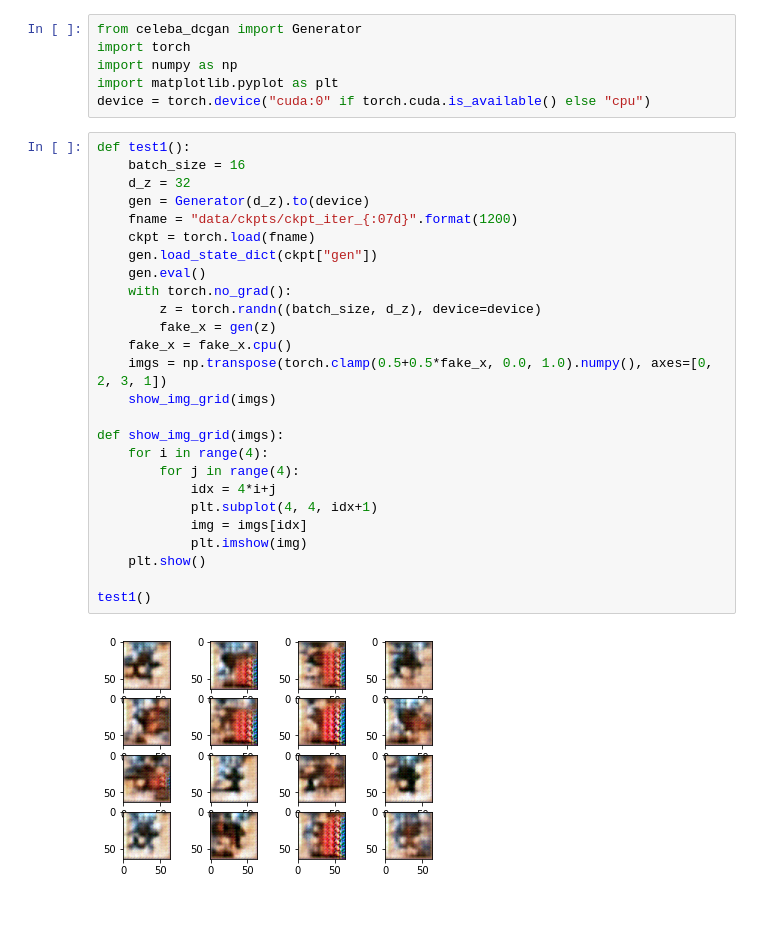
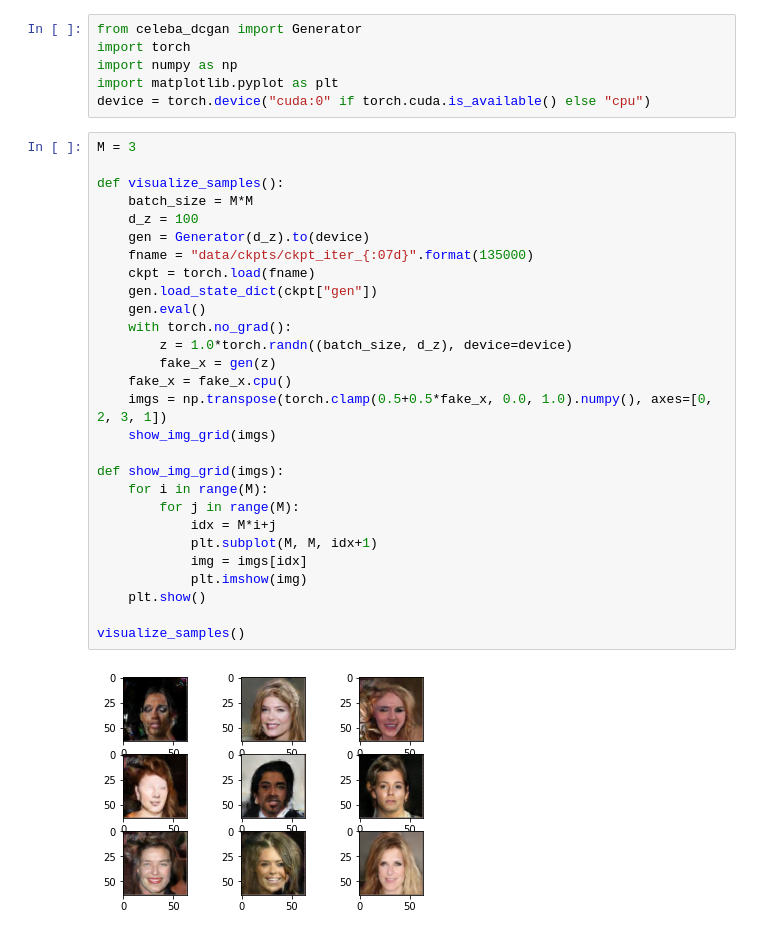
Before and after one commit to silvershine157/ML-Demos, a Jupyter notebook: dcgan/check_samples.ipynb, the cells around one changed output. Drawn from its saved outputs; the diff is of its cells as text.

```diff
--- a/dcgan/check_samples.ipynb
+++ b/dcgan/check_samples.ipynb
@@ -5,30 +5,32 @@ import numpy as np
 import matplotlib.pyplot as plt
 device = torch.device("cuda:0" if torch.cuda.is_available() else "cpu")
 # %%
-def test1():
-    batch_size = 16
-    d_z = 32
+M = 3
+
+def visualize_samples():
+    batch_size = M*M
+    d_z = 100
     gen = Generator(d_z).to(device)
-    fname = "data/ckpts/ckpt_iter_{:07d}".format(1200)
+    fname = "data/ckpts/ckpt_iter_{:07d}".format(135000)
     ckpt = torch.load(fname)
     gen.load_state_dict(ckpt["gen"])
     gen.eval()
     with torch.no_grad():
-        z = torch.randn((batch_size, d_z), device=device)
+        z = 1.0*torch.randn((batch_size, d_z), device=device)
         fake_x = gen(z)
     fake_x = fake_x.cpu()
     imgs = np.transpose(torch.clamp(0.5+0.5*fake_x, 0.0, 1.0).numpy(), axes=[0, 2, 3, 1])
     show_img_grid(imgs)
 
 def show_img_grid(imgs):
-    for i in range(4):
-        for j in range(4):
-            idx = 4*i+j
-            plt.subplot(4, 4, idx+1)
+    for i in range(M):
+        for j in range(M):
+            idx = M*i+j
+            plt.subplot(M, M, idx+1)
             img = imgs[idx]
             plt.imshow(img)
     plt.show()
 
-test1()
+visualize_samples()
 # %% [output]
-[figure, old version]
+[figure, new version]
```
Also changed, not shown: parts of 2 cells of this notebook, 1 other file.
